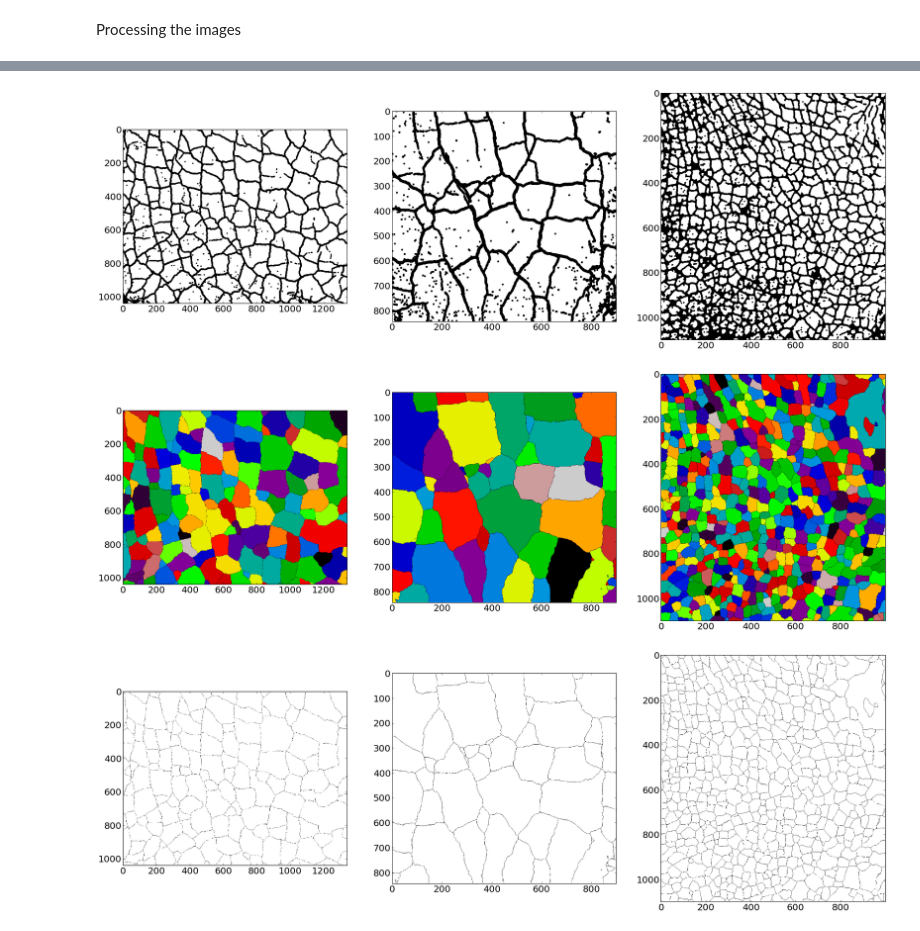
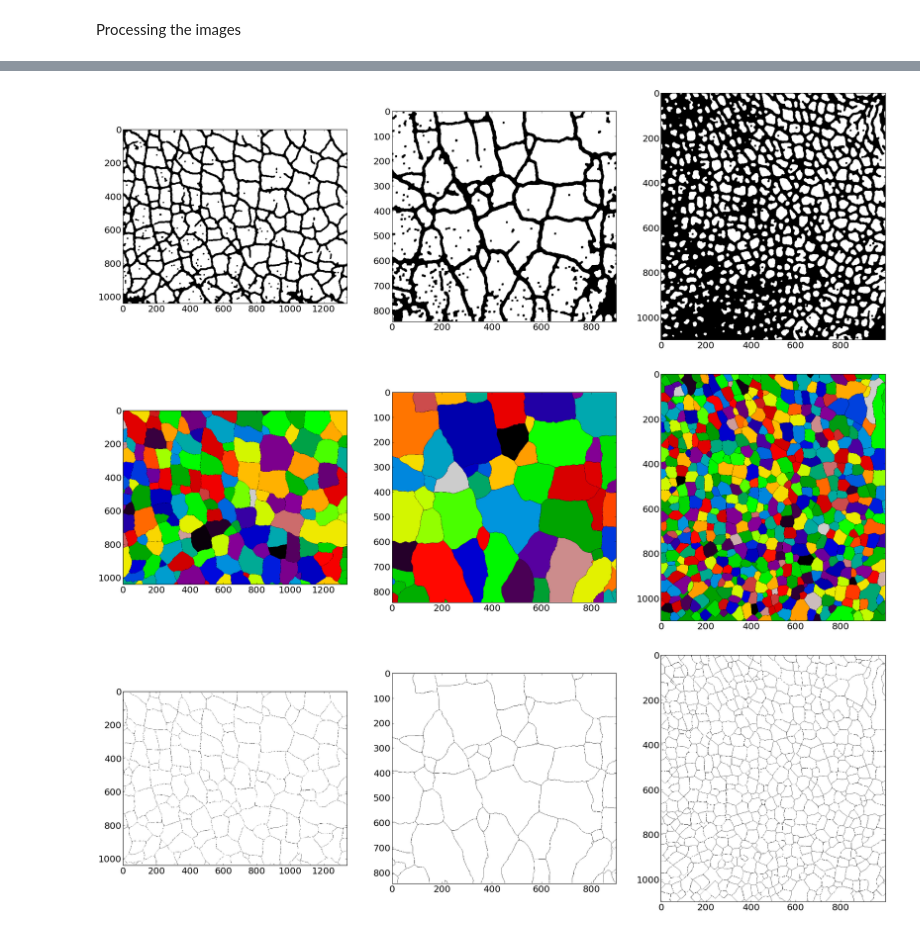
Before and after one commit to jorgehog/notebookCollection, a Jupyter notebook: FlourExperiment.ipynb, the cells around one changed output, grey strips where cells are left out. Drawn from its saved outputs; the diff is of its cells as text; code cells hidden in the pictures.

Commit message:
finished flour experiment and strain.. only tex to go

```diff
--- a/FlourExperiment.ipynb
+++ b/FlourExperiment.ipynb
@@ -32,7 +32,10 @@ from skimage.transform import resize
 
 
 rcParams['figure.figsize'] = (20.0, 16.0)
-rcParams['font.size'] = 20
+rcParams['ytick.labelsize'] = 30
+rcParams['xtick.labelsize'] = 30
+rcParams['lines.markersize'] = 20
+rcParams['font.size'] = 30
 
 gimshow = lambda im: imshow(im, cmap = cm.greys)
 # %% [markdown]
@@ -71,7 +74,8 @@ for experiment, ax, ax2 in zip(subExperiments.keys(), axes, axes2):
 
     rotation, cropBox = rotationAll[experiment], cropBoxAll[experiment]
 
-    for imageFile in [imagePaths[-1]]:
+    images[experiment + "N"] = len(imagePaths)
+    for imageFile in imagePaths:
 
         image = imread(imageFile, as_grey=True)
 
@@ -105,9 +123,13 @@ cutoff = {'40mm' : 182, '21mm' : 175, '10mm' : 182}
 
 for experiment, ax in zip(subExperiments.keys(), axes):
 
-    imBw = images[experiment][-1] > cutoff[experiment]
+    for i in range(images[experiment + "N"]):
 
-    images[experiment + 'bw'] = imBw
+
+
+        imBw = images[experiment][i] > cutoff[experiment]
+
+        images[experiment + 'bw' + str(i)] = imBw
 
     ax.imshow(imBw, cmap=cm.bone)
     ax.set_title(experiment)
@@ -124,45 +146,44 @@ fig3, axes3 = subplots(1, 3, figsize=(30,10))
 
 from scipy.ndimage import label
 for experiment, ax, ax2, ax3, f in zip(subExperiments.keys(), axes, axes2, axes3, [fig, fig2, fig3]):
-    img = images[experiment + 'bw']
 
+    for i in range(images[experiment + "N"]):
 
+        img = images[experiment + 'bw' + str(i)]
 
-    denoised = img
-    denoised = binary_erosion(img, disk(3))
-    denoised = binary_dilation(denoised, square(1))
-    edges = sobel(denoised)
-    markers = np.zeros_like(denoised)
+        denoised = img
+        denoised = binary_erosion(img, disk(5)) #FATTEN
+        denoised = binary_dilation(denoised, square(2)) #SHRINK
+        edges = sobel(denoised)
+        markers = np.zeros_like(denoised)
 
-    denoised = denoise_tv_chambolle(denoised, weight=0.95)
-    thresh = 0.85
-    denoised[denoised>thresh] = True
-    denoised[denoised<thresh] = False
+        denoised = denoise_tv_chambolle(denoised, weight=0.95)
+        thresh = 0.9
+        denoised[denoised>thresh] = True
+        denoised[denoised<thresh] = False
 
-    labels, n = label(denoised)
+        labels, n = label(denoised)
 
-    ws = random_walker(edges, labels, beta=20, mode='cg', tol=0.05)
+        ws = random_walker(edges, labels, beta=10, mode='cg', tol=0.05)
+
+        edges = sobel(ws)
+        skeleton =  np.zeros_like(edges, dtype=bool)
+        skeleton[edges>np.max(edges)/1000.0] = True
+        skeleton = skeletonize(skeleton)
+        skeleton = (skeleton+1)%2
+
+        b = arange(ws.max() + 1)
+        shuffle(b)
+        shuffledLw = b[ws]
+        shuffledLw[skeleton == 0] = 1;
+
+        images[experiment + "labels" + str(i)] = ws
+        images[experiment + "skeleton" + str(i)] = skeleton
+
     print experiment, "done"
-
-
-    edges = sobel(ws)
-    skeleton =  np.zeros_like(edges, dtype=bool)
-    skeleton[edges>np.max(edges)/1000.0] = True
-    skeleton = skeletonize(skeleton)
-    skeleton = (skeleton+1)%2
-
-    b = arange(ws.max() + 1)
-    shuffle(b)
-    shuffledLw = b[ws]
-    shuffledLw[skeleton == 0] = 1;
-
     ax.imshow(denoised,    cmap=cm.gray)
     ax2.imshow(shuffledLw, cmap=cm.spectral)
     ax3.imshow(skeleton,   cmap=cm.gray)
 
-    images[experiment + "labels"] = ws
-    images[experiment + "skeleton"] = skeleton
-
-
 show()
 # %% [output]
@@ -172,5 +207,5 @@ show()
-[figure, old version]
+[figure, new version]
-[figure, old version]
+[figure, new version]
 [figure]
 # %%
 fig, axes = subplots(1, 3, figsize=(35,10))
```
Also changed, not shown: parts of 9 cells of this notebook.
